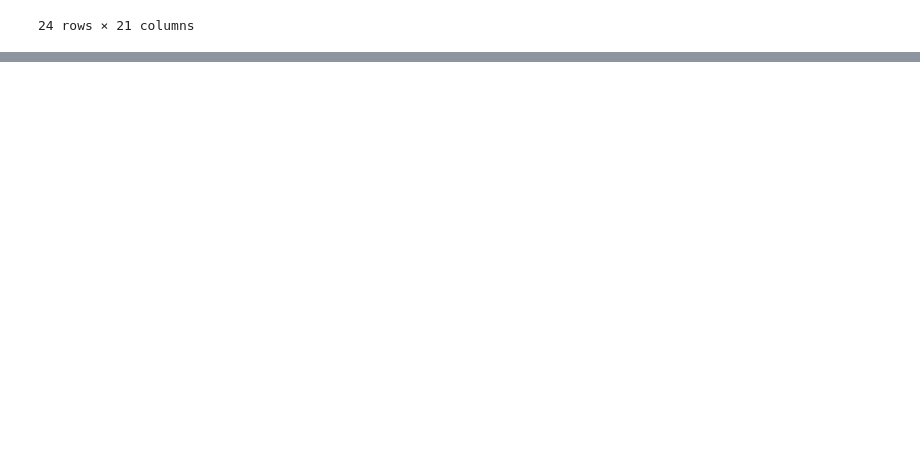
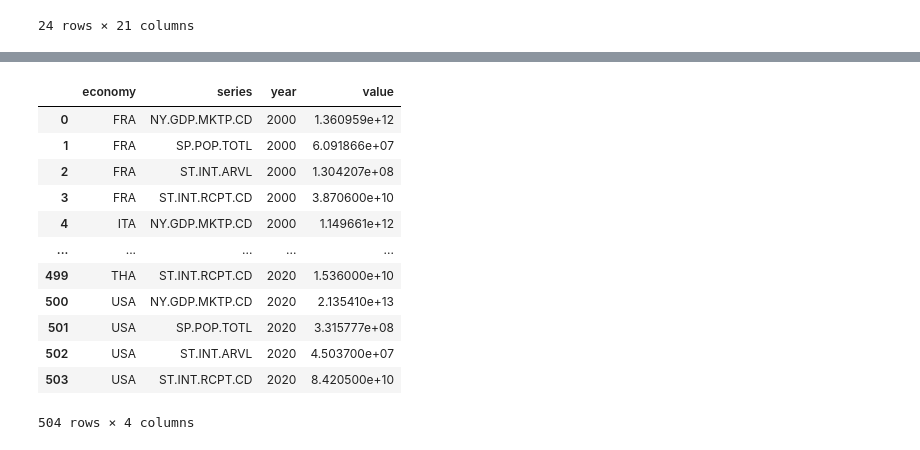
Before and after one commit to gamegtboyz/wb-top-traveling-analysis, a Jupyter notebook: test.ipynb, the cells around one changed output, grey strips where cells are left out. Cells and saved outputs as stored; diff of their text form; code cells hidden in the pictures; blank space fills up the shorter version.

```diff
--- a/test.ipynb
+++ b/test.ipynb
@@ -197,0 +240,22 @@ data
+# %%
+data_long['year'] = data_long['year'].str.replace('YR','').astype(int)
+data_long.rename(columns={
+    'economy': 'country',
+    'series': 'indicator'
+})
+
+data_long
+# %% [output]
+|  | economy | series | year | value |
+| 0 | FRA | NY.GDP.MKTP.CD | 2000 | 1.360959e+12 |
+| 1 | FRA | SP.POP.TOTL | 2000 | 6.091866e+07 |
+| 2 | FRA | ST.INT.ARVL | 2000 | 1.304207e+08 |
+| 3 | FRA | ST.INT.RCPT.CD | 2000 | 3.870600e+10 |
+| 4 | ITA | NY.GDP.MKTP.CD | 2000 | 1.149661e+12 |
+| ... | ... | ... | ... | ... |
+| 499 | THA | ST.INT.RCPT.CD | 2020 | 1.536000e+10 |
+| 500 | USA | NY.GDP.MKTP.CD | 2020 | 2.135410e+13 |
+| 501 | USA | SP.POP.TOTL | 2020 | 3.315777e+08 |
+| 502 | USA | ST.INT.ARVL | 2020 | 4.503700e+07 |
+| 503 | USA | ST.INT.RCPT.CD | 2020 | 8.420500e+10 |
+504 rows × 4 columns
```
Also changed, not shown: parts of 2 cells of this notebook, 2 other files.
